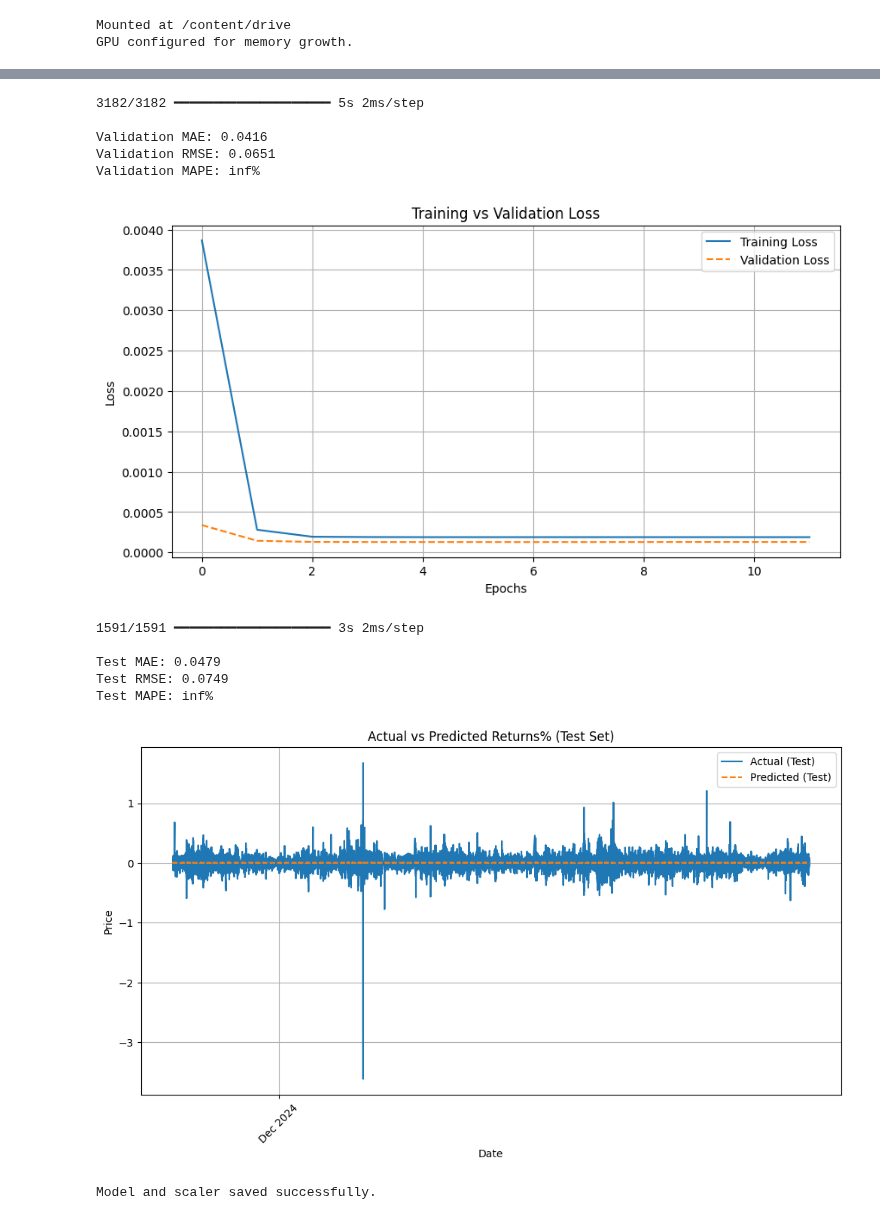
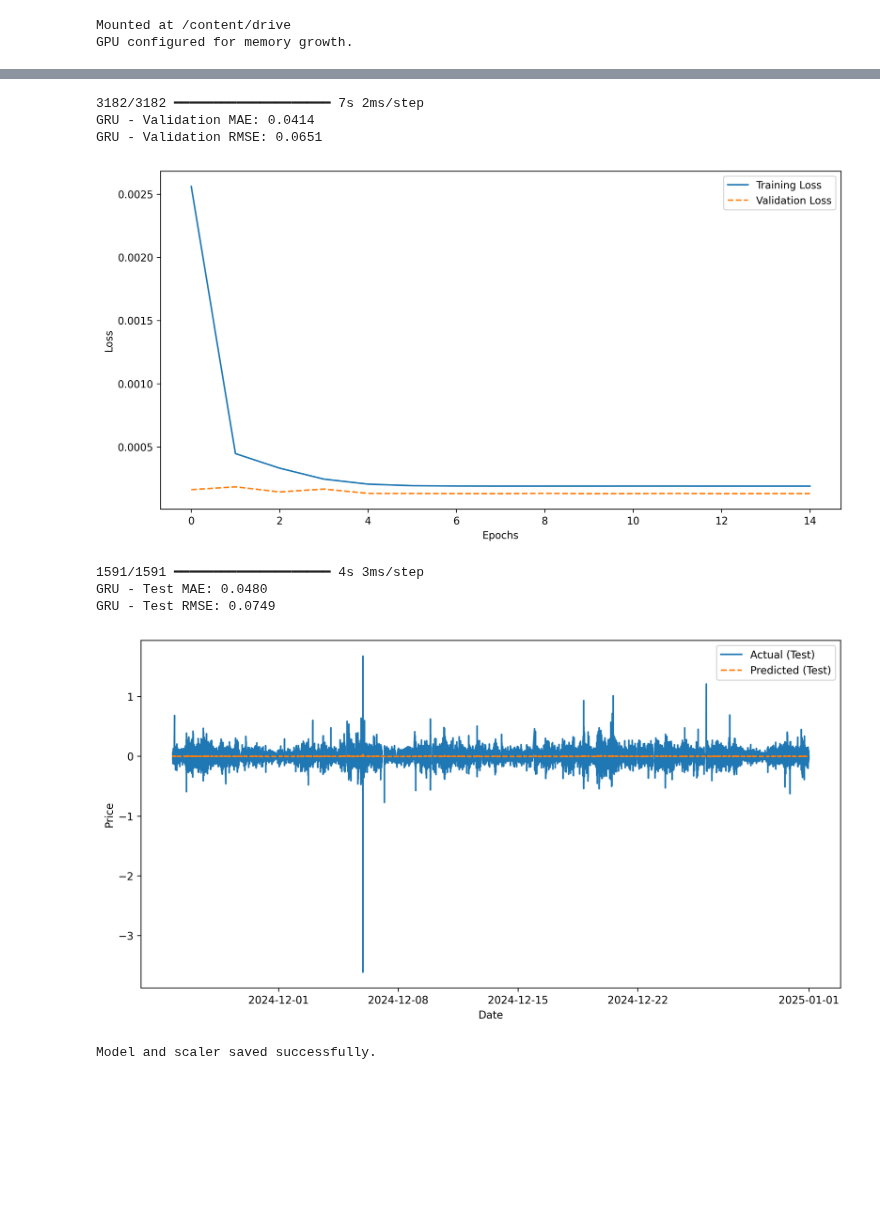
Before and after one commit to alexzheng123/EC331-project, a Jupyter notebook: EMH/Code/Fine_tuned_GRU_1.ipynb, the cells around one changed output, grey strips where cells are left out. Drawn from its saved outputs; the diff is of its cells as text; code cells hidden in the pictures; blank space fills up the shorter version.

```diff
--- a/EMH/Code/Fine_tuned_GRU_1.ipynb
+++ b/EMH/Code/Fine_tuned_GRU_1.ipynb
@@ -26,6 +26,11 @@ warnings.filterwarnings("ignore")
 random.seed(42)
 np.random.seed(42)
 tf.random.set_seed(42)
+# %%
+# Ensure plot qualities
+plt.rcParams['figure.figsize'] = (12,6)
+import matplotlib as mpl
+mpl.rcParams['figure.dpi'] = 300  # Adjust DPI for high-resolution figures
 # %%
 # =====================
 # Google Colab Setup
@@ -66,8 +71,11 @@ EPOCHS = 100  # Maximum epochs; early stopping will likely kick in earlier
 # Load & Preprocess Data
 # =====================
 # Update dataset path for Google Colab
-data_path = "/content/drive/My Drive/Colab Notebooks/EMH/data/Full_Bitcoin_data_2024.csv"
+data_path = "/content/drive/My Drive/Colab Notebooks/EMH/data/Bitcoin_data_2024_w_TI_n_Macro.csv"
 data = pd.read_csv(data_path, index_col=0, parse_dates=True)
+
+# Only select columns for weak form EMH
+data = data.drop(columns=['fear_n_greed_index', 'SP500', 'CPI', 'Gold', 'Nasdaq100', 'VIX', 'Oil'])
 
 print("Dataset loaded with shape:", data.shape)
 print(data.describe())
@@ -290,33 +298,31 @@ def evaluate_forecast(actual, predicted, label=""):
 # %%
 # ---------------------
 # Validation Set Evaluation
 # ---------------------
 predicted_val_inverse, y_val_inverse = inverse_transform_predictions(
     predicted_scaled=final_model.predict(X_val),
     y_actual_scaled=y_val,
     scaler=scaler,
     train_data=train_data,
     target_col_idx=target_col_idx
 )
 
 evaluate_forecast(y_val_inverse, predicted_val_inverse, label="GRU - Validation")
 
 # Plot training vs validation loss
-plt.figure(figsize=(10, 5))
+# plt.figure(figsize=(10, 5))
 plt.plot(history.history['loss'], label='Training Loss')
 plt.plot(history.history['val_loss'], label='Validation Loss', linestyle='dashed')
 plt.xlabel('Epochs')
 plt.ylabel('Loss')
-plt.title('Training vs Validation Loss')
+# plt.title('Training vs Validation Loss')
 plt.legend()
 plt.show()
 # %% [output]
-3182/3182 ━━━━━━━━━━━━━━━━━━━━ 5s 2ms/step
-
-Validation MAE: 0.0416
-Validation RMSE: 0.0651
-Validation MAPE: inf%
+3182/3182 ━━━━━━━━━━━━━━━━━━━━ 7s 2ms/step
+GRU - Validation MAE: 0.0414
+GRU - Validation RMSE: 0.0651
-[figure, old version]
+[figure, new version]
 # %%
 # ---------------------
 # Test Set Evaluation
@@ -336,7 +342,7 @@ date_index = test_data.index[WINDOW_SIZE:]
 plt.figure(figsize=(12, 6))
 plt.plot(date_index, y_test_inverse, label='Actual (Test)')
 plt.plot(date_index, predicted_test_inverse, label='Predicted (Test)', linestyle='dashed')
-plt.title('Actual vs Predicted Returns% (Test Set)')
+# plt.title('Actual vs Predicted Returns% (Test Set)')
 plt.xlabel('Date')
 plt.ylabel('Price')
 
@@ -348,12 +354,10 @@ plt.gca().xaxis.set_major_formatter(mdates.DateFormatter('%Y-%m-%d'))  # Full da
 plt.legend()
 plt.show()
 # %% [output]
-1591/1591 ━━━━━━━━━━━━━━━━━━━━ 3s 2ms/step
-
-Test MAE: 0.0479
-Test RMSE: 0.0749
-Test MAPE: inf%
+1591/1591 ━━━━━━━━━━━━━━━━━━━━ 4s 3ms/step
+GRU - Test MAE: 0.0480
+GRU - Test RMSE: 0.0749
-[figure, old version]
+[figure, new version]
 # %%
 # =====================
 # Save Final Model and Scaler
```
Also changed, not shown: parts of 5 cells of this notebook, 36 other files.
